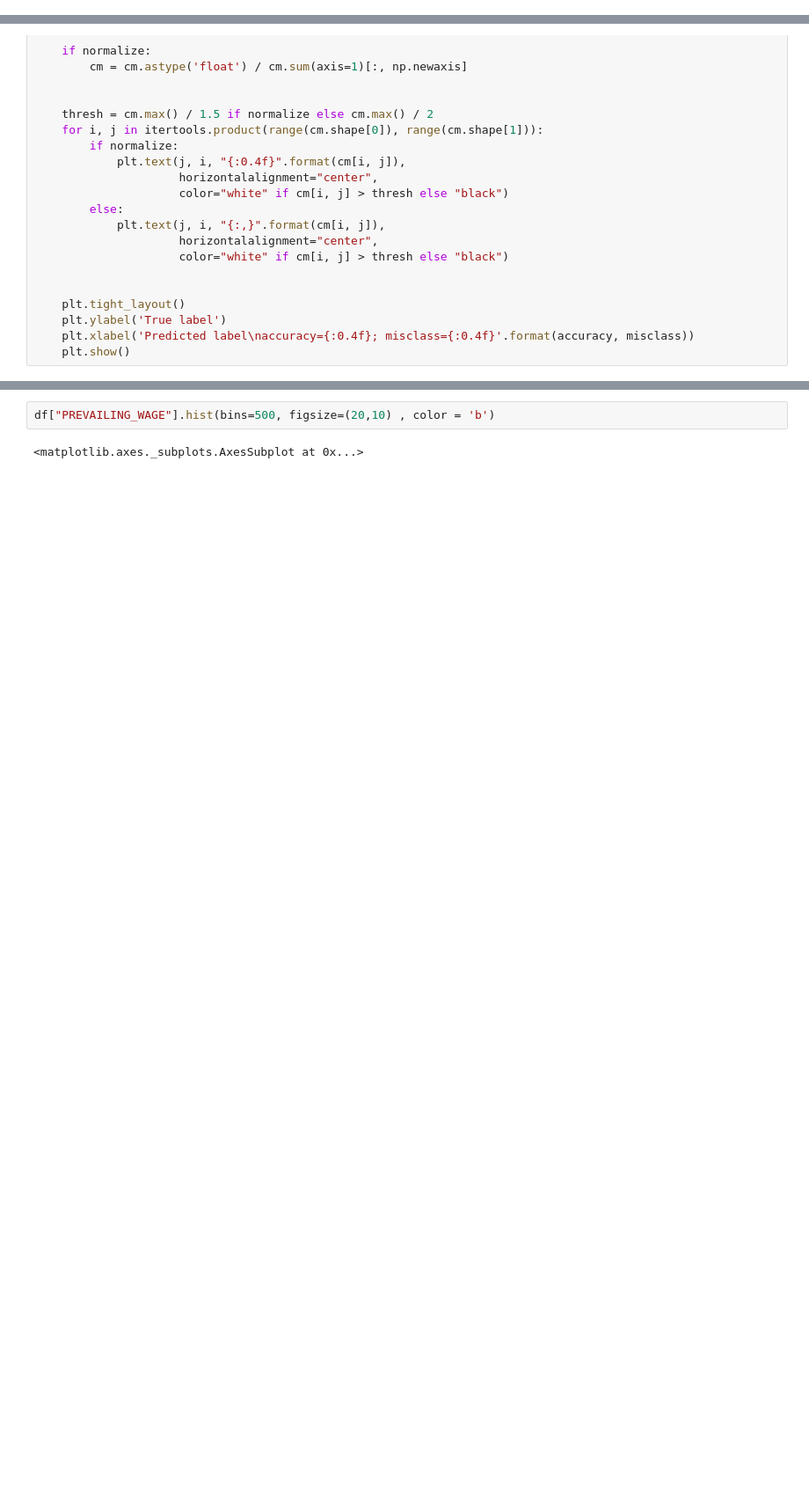
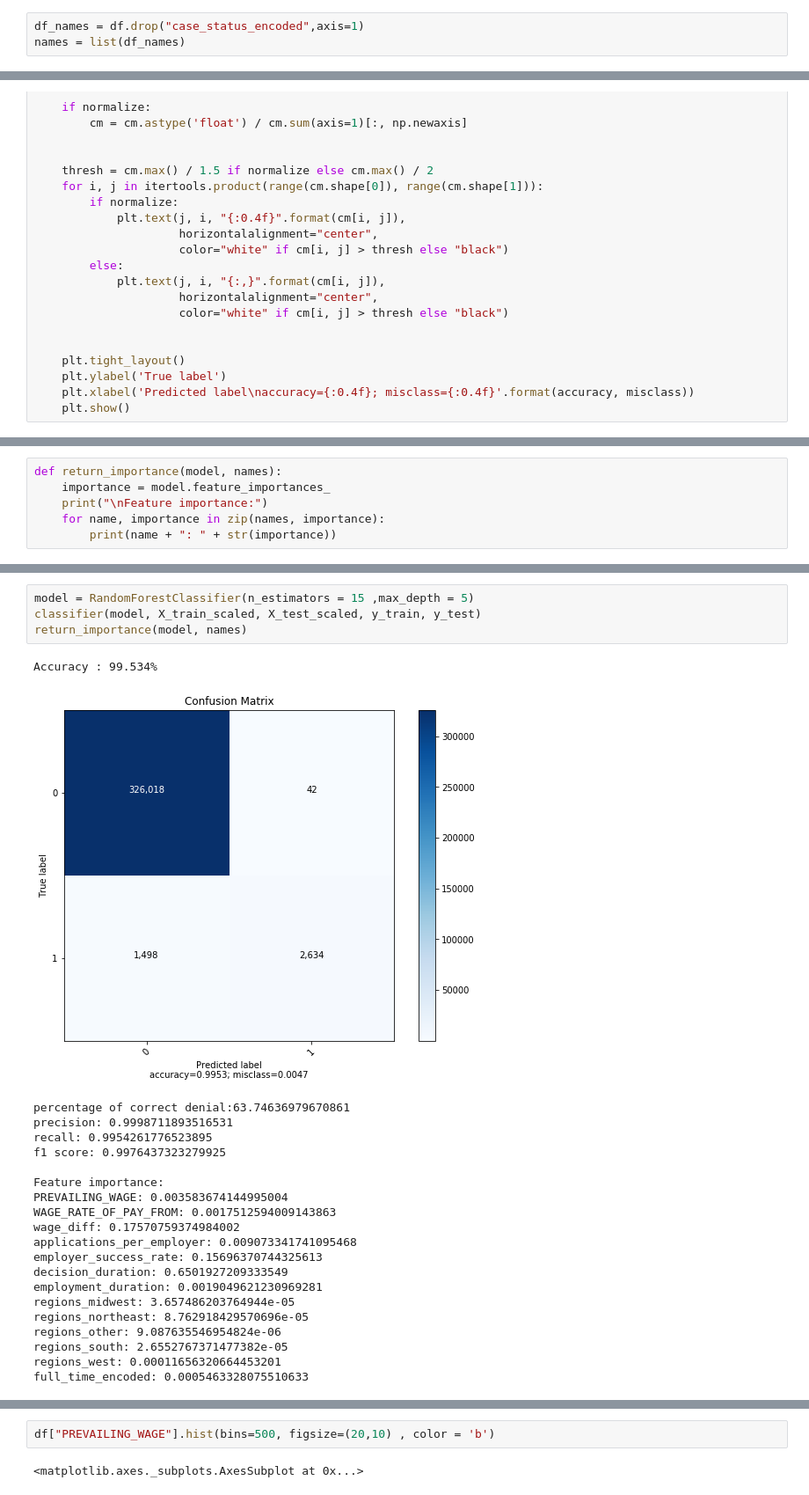
Before and after one commit to ChunkyMitts/FYP_visa_analysis, a Jupyter notebook: 10_baseline_model.ipynb, the cells around one changed output, grey strips where cells are left out. Shown: that part at 88% size. Cells and saved outputs as stored; diff of their text form; blank space fills up the shorter version.

```diff
--- a/10_baseline_model.ipynb
+++ b/10_baseline_model.ipynb
@@ -51,3 +25,6 @@ Name: case_status_encoded, dtype: int64
+# %%
+df_names = df.drop("case_status_encoded",axis=1)
+names = list(df_names)
 # %%
 scaler = StandardScaler()
 def scale_data(X_train, X_test):
@@ -108,0 +93,6 @@ def classifier(model, X_train_scaled, X_test_scaled, y_train, y_test):
+# %%
+def return_importance(model, names):
+    importance = model.feature_importances_
+    print("\nFeature importance:")
+    for name, importance in zip(names, importance):
+        print(name + ": " + str(importance))
@@ -133,0 +196,26 @@ percentage of correct denial:62.923523717328166
+# %%
+model = RandomForestClassifier(n_estimators = 15 ,max_depth = 5)
+classifier(model, X_train_scaled, X_test_scaled, y_train, y_test)
+return_importance(model, names)
+# %% [output]
+Accuracy : 99.534%
+[figure, added]
+percentage of correct denial:63.74636979670861
+precision: 0.9998711893516531
+recall: 0.9954261776523895
+f1 score: 0.9976437323279925
+
+Feature importance:
+PREVAILING_WAGE: 0.003583674144995004
+WAGE_RATE_OF_PAY_FROM: 0.0017512594009143863
+wage_diff: 0.17570759374984002
+applications_per_employer: 0.009073341741095468
+employer_success_rate: 0.15696370744325613
+decision_duration: 0.6501927209333549
+employment_duration: 0.0019049621230969281
+regions_midwest: 3.657486203764944e-05
+regions_northeast: 8.762918429570696e-05
+regions_other: 9.087635546954824e-06
+regions_south: 2.6552767371477382e-05
+regions_west: 0.00011656320664453201
+full_time_encoded: 0.0005463328075510633
```
Also changed, not shown: parts of 20 cells of this notebook, 4 other files.
